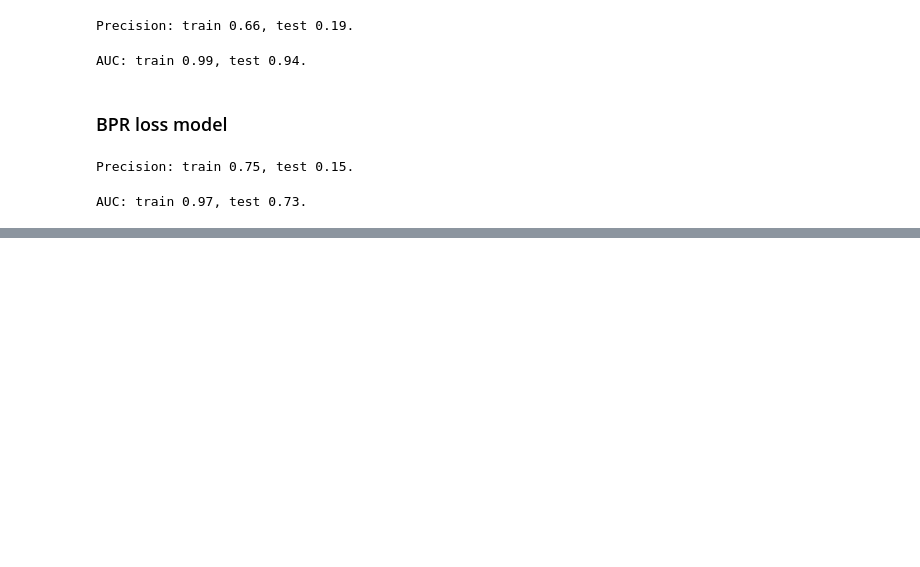
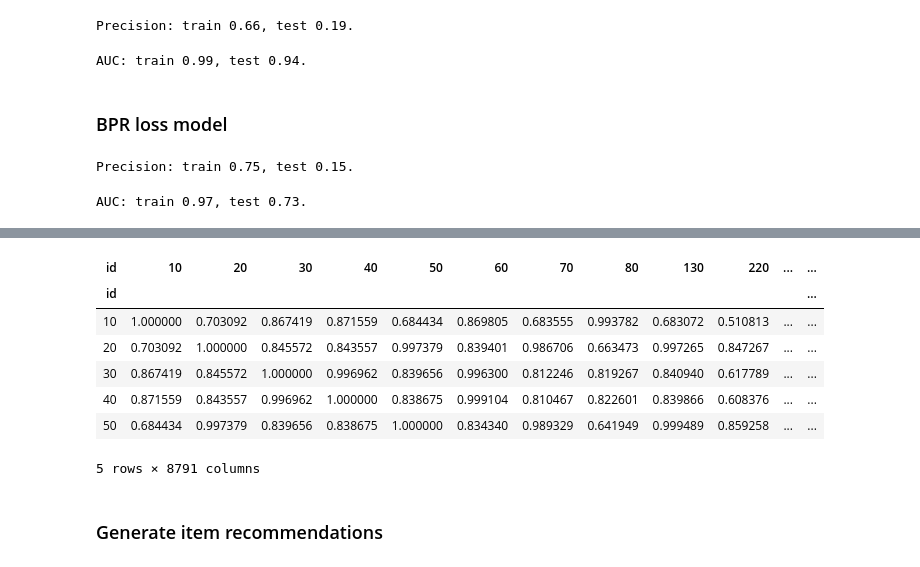
Before and after one commit to nadinezab/video-game-recs, a Jupyter notebook: 4-Modelling.ipynb, the cells around one changed output, grey strips where cells are left out. Saved outputs shown, nothing was run; the diff lists cells and outputs as text; code cells hidden in the pictures; blank space fills up the shorter version.

```diff
--- a/4-Modelling.ipynb
+++ b/4-Modelling.ipynb
@@ -184,0 +261,5 @@ rec_list = sample_recommendation_user(model = mf_model,
+# %%
+# Change value to 1 where user owns the game
+
+for gameid in ownedgames:
+    interactions.loc[newuidindex, gameid] = 1
@@ -184,0 +270,7 @@ rec_list = sample_recommendation_user(model = mf_model,
+# %%
+# Fit model
+mf_model = run_model(interactions = train,
+                     n_components = 30,
+                     loss = 'warp',
+                     epoch = 30,
+                     n_jobs = 4)
@@ -184,0 +292,2 @@ rec_list = sample_recommendation_user(model = mf_model,
+# %%
+item_dist = create_item_emdedding_matrix(model = mf_model,interactions = interactions)
@@ -184,0 +298,13 @@ rec_list = sample_recommendation_user(model = mf_model,
+# %%
+item_dist.head()
+# %% [output]
+| id | 10 | 20 | 30 | 40 | 50 | 60 | 70 | 80 | 130 | 220 | ... | ... |
+| id |  |  |  |  |  |  |  |  |  |  |  | ... |
+| 10 | 1.000000 | 0.703092 | 0.867419 | 0.871559 | 0.684434 | 0.869805 | 0.683555 | 0.993782 | 0.683072 | 0.510813 | ... | ... |
+| 20 | 0.703092 | 1.000000 | 0.845572 | 0.843557 | 0.997379 | 0.839401 | 0.986706 | 0.663473 | 0.997265 | 0.847267 | ... | ... |
+| 30 | 0.867419 | 0.845572 | 1.000000 | 0.996962 | 0.839656 | 0.996300 | 0.812246 | 0.819267 | 0.840940 | 0.617789 | ... | ... |
+| 40 | 0.871559 | 0.843557 | 0.996962 | 1.000000 | 0.838675 | 0.999104 | 0.810467 | 0.822601 | 0.839866 | 0.608376 | ... | ... |
+| 50 | 0.684434 | 0.997379 | 0.839656 | 0.838675 | 1.000000 | 0.834340 | 0.989329 | 0.641949 | 0.999489 | 0.859258 | ... | ... |
+5 rows × 8791 columns
+# %% [markdown]
+### Generate item recommendations
```
Also changed, not shown: parts of 23 cells of this notebook.
